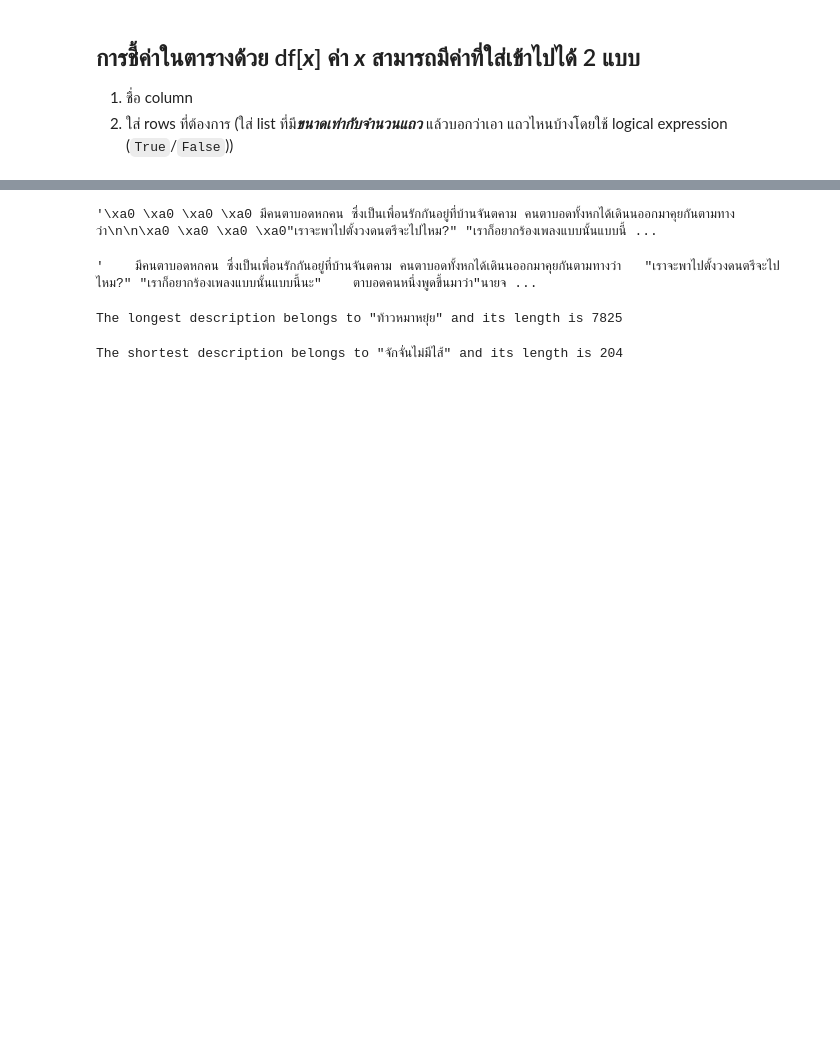
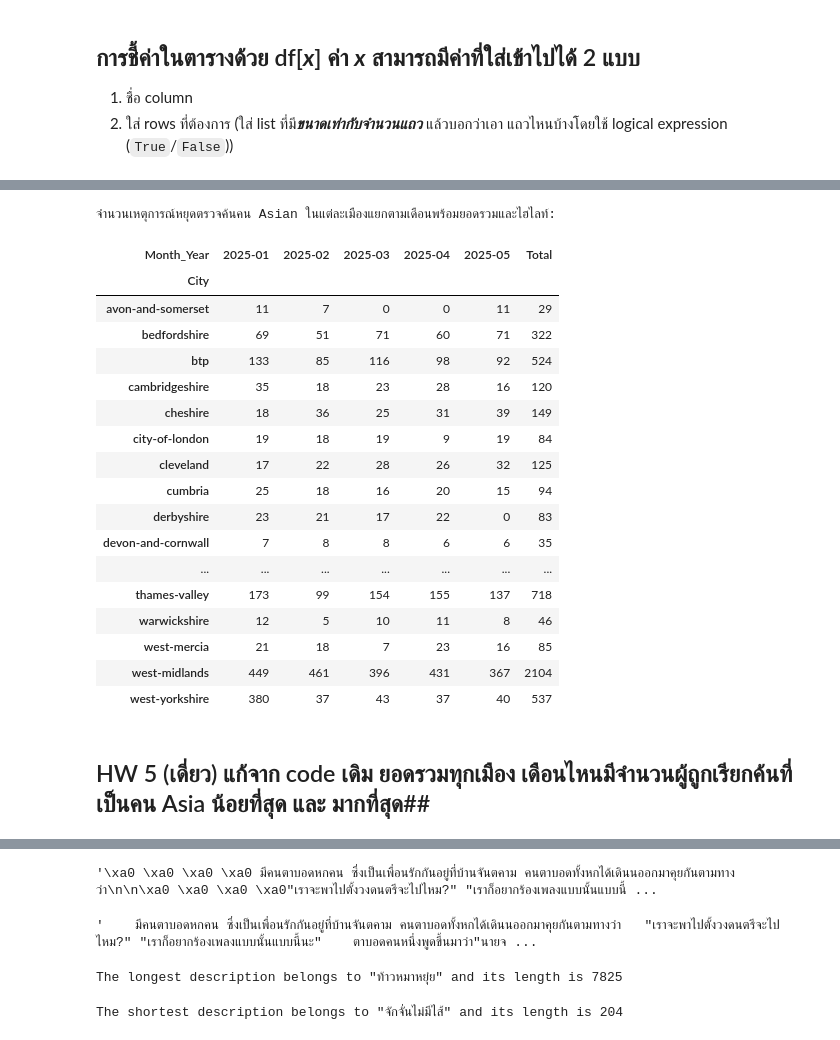
Before and after one commit to woranut11/dataviz2025, a Jupyter notebook: Pandas_101_2025.ipynb, the cells around one changed output, grey strips where cells are left out. Cells and saved outputs as stored; diff of their text form; code cells hidden in the pictures; blank space fills up the shorter version.

```diff
--- a/Pandas_101_2025.ipynb
+++ b/Pandas_101_2025.ipynb
@@ -269,0 +350,5 @@ folk_df['description'][0]
+# %%
+select_files_04 = [file for file in csv_files_04 if 'stop-and-search' in file]
+len(select_files_04)
+
+ # มี 37 เมือง
@@ -269,0 +359,9 @@ folk_df['description'][0]
+# %%
+data_all_05 = '/content/drive/MyDrive/python2025/Data/2025-05'
+# %%
+csv_files_05 = [f for f in os.listdir(data_all_05) if f.endswith('.csv')]
+# %%
+select_files_05 = [file for file in csv_files_05 if 'stop-and-search' in file]
+len(select_files_05)
+
+ # มี 36 เมือง
@@ -269,0 +441,59 @@ folk_df['description'][0]
+# %%
+# ตรวจสอบให้แน่ใจว่าคอลัมน์ 'Date' อยู่ในรูปแบบ datetime
+all_data_df['Date'] = pd.to_datetime(all_data_df['Date'], errors='coerce')
+
+# แยกเดือนและปีและแปลงเป็นสตริง
+all_data_df['Month_Year'] = all_data_df['Date'].dt.to_period('M').astype(str)
+
+
+# กรองข้อมูลสำหรับบันทึกการหยุดตรวจค้นที่เชื้อชาติเป็น 'Asian'
+asian_stop_and_search = all_data_df[all_data_df['Self-defined ethnicity'].str.contains('Asian', na=False)]
+
+# จัดกลุ่มตามเมืองและเดือน/ปี และนับจำนวนเหตุการณ์
+asian_monthly_counts = asian_stop_and_search.groupby(['City', 'Month_Year']).size().reset_index(name='Asian_Stop_and_Search_Count')
+
+# Pivot ตารางเพื่อให้เมืองเป็นแถวและเดือนเป็นคอลัมน์
+asian_monthly_pivot = asian_monthly_counts.pivot_table(
+    index='City',
+    columns='Month_Year',
+    values='Asian_Stop_and_Search_Count'
+).fillna(0).astype(int) # เติมค่าที่หายไปด้วย 0 และแปลงเป็นจำนวนเต็ม
+
+# เพิ่มคอลัมน์ยอดรวม
+asian_monthly_pivot['Total'] = asian_monthly_pivot.sum(axis=1)
+
+# กำหนดฟังก์ชันสำหรับไฮไลท์ค่าต่ำสุดและสูงสุดในคอลัมน์ 'Total'
+def highlight_min_max_total(s):
+    is_min = s == s.min()
+    is_max = s == s.max()
+    return ['background-color: green' if v_max or v_min else '' for v_min, v_max in zip(is_min, is_max)]
+
+
+print("จำนวนเหตุการณ์หยุดตรวจค้นคน Asian ในแต่ละเมืองแยกตามเดือนพร้อมยอดรวมและไฮไลท์:")
+
+# ใช้ไฮไลท์กับคอลัมน์ 'Total'
+styled_df = asian_monthly_pivot.style.apply(highlight_min_max_total, subset=['Total'])
+
+display(styled_df)
+# %% [output]
+จำนวนเหตุการณ์หยุดตรวจค้นคน Asian ในแต่ละเมืองแยกตามเดือนพร้อมยอดรวมและไฮไลท์:
+| Month_Year | 2025-01 | 2025-02 | 2025-03 | 2025-04 | 2025-05 | Total |
+| City |  |  |  |  |  |  |
+| avon-and-somerset | 11 | 7 | 0 | 0 | 11 | 29 |
+| bedfordshire | 69 | 51 | 71 | 60 | 71 | 322 |
+| btp | 133 | 85 | 116 | 98 | 92 | 524 |
+| cambridgeshire | 35 | 18 | 23 | 28 | 16 | 120 |
+| cheshire | 18 | 36 | 25 | 31 | 39 | 149 |
+| city-of-london | 19 | 18 | 19 | 9 | 19 | 84 |
+| cleveland | 17 | 22 | 28 | 26 | 32 | 125 |
+| cumbria | 25 | 18 | 16 | 20 | 15 | 94 |
+| derbyshire | 23 | 21 | 17 | 22 | 0 | 83 |
+| devon-and-cornwall | 7 | 8 | 8 | 6 | 6 | 35 |
+| ... | ... | ... | ... | ... | ... | ... |
+| thames-valley | 173 | 99 | 154 | 155 | 137 | 718 |
+| warwickshire | 12 | 5 | 10 | 11 | 8 | 46 |
+| west-mercia | 21 | 18 | 7 | 23 | 16 | 85 |
+| west-midlands | 449 | 461 | 396 | 431 | 367 | 2104 |
+| west-yorkshire | 380 | 37 | 43 | 37 | 40 | 537 |
+# %% [markdown]
+## HW 5 (เดี่ยว) แก้จาก code เดิม ยอดรวมทุกเมือง เดือนไหนมีจำนวนผู้ถูกเรียกค้นที่เป็นคน Asia น้อยที่สุด และ มากที่สุด##
```
Also changed, not shown: parts of 76 cells of this notebook.
